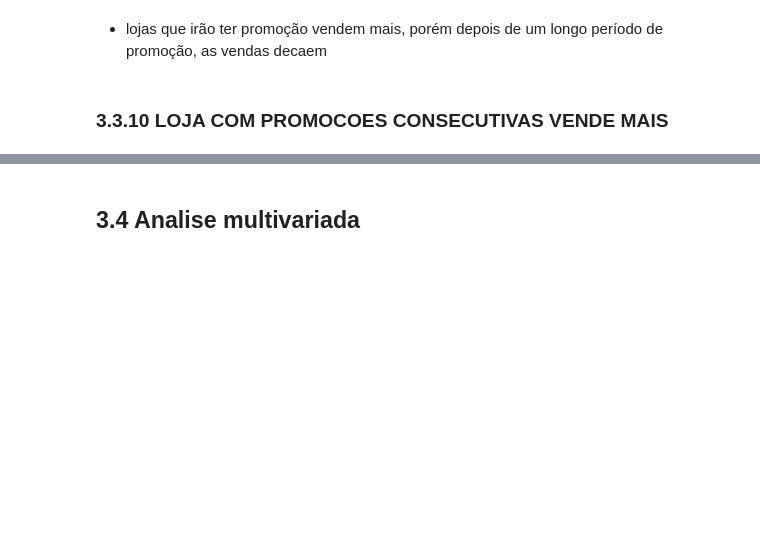
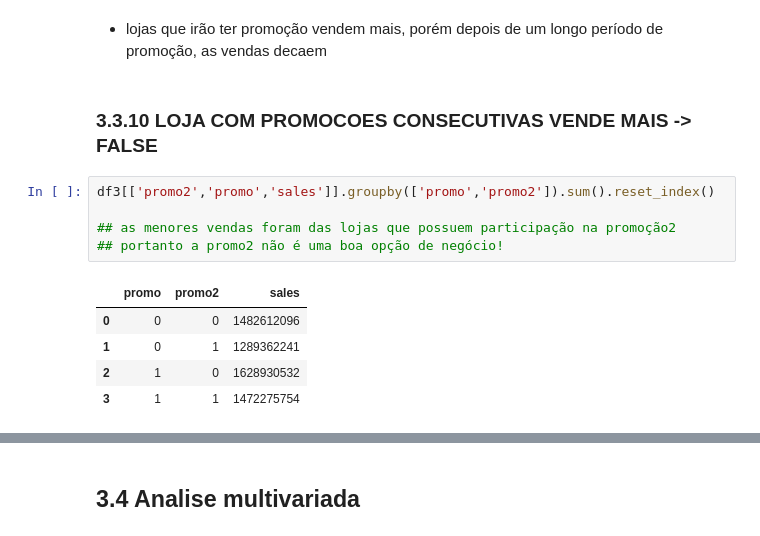
Before and after one commit to danjaca/predicting_sales_rossmann, a Jupyter notebook: Rossmann_predict_sales.ipynb, the cells around one changed output, grey strips where cells are left out. Drawn from its saved outputs; the diff is of its cells as text; blank space fills up the shorter version.

```diff
--- a/Rossmann_predict_sales.ipynb
+++ b/Rossmann_predict_sales.ipynb
@@ -838,4 +801,15 @@ sns.regplot(x='promo_time_week',y='sales',data=aux3)
 # %% [markdown]
 * lojas que irão ter promoção vendem mais, porém depois de um longo período de promoção, as vendas decaem
 # %% [markdown]
-### 3.3.10 LOJA COM PROMOCOES CONSECUTIVAS VENDE MAIS
+### 3.3.10 LOJA COM PROMOCOES CONSECUTIVAS VENDE MAIS -> FALSE
+# %%
+df3[['promo2','promo','sales']].groupby(['promo','promo2']).sum().reset_index()
+
+## as menores vendas foram das lojas que possuem participação na promoção2
+## portanto a promo2 não é uma boa opção de negócio!
+# %% [output]
+|  | promo | promo2 | sales |
+| 0 | 0 | 0 | 1482612096 |
+| 1 | 0 | 1 | 1289362241 |
+| 2 | 1 | 0 | 1628930532 |
+| 3 | 1 | 1 | 1472275754 |
```
Also changed, not shown: parts of 23 cells of this notebook.
